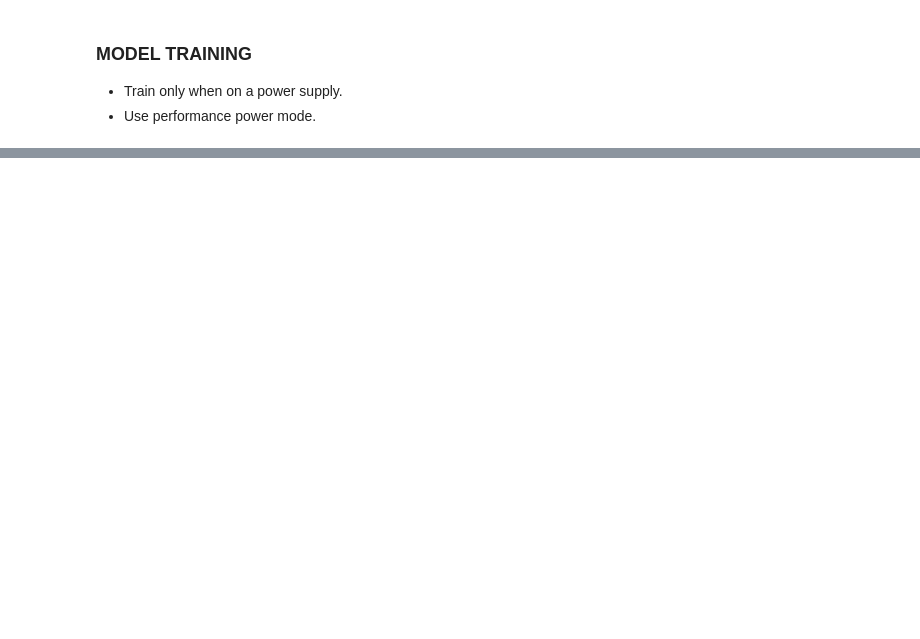
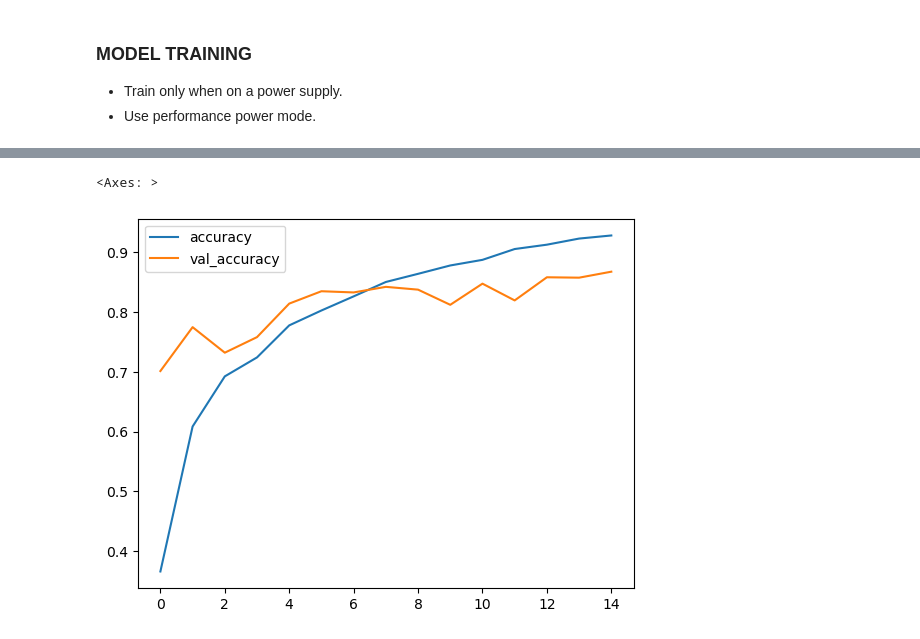
Before and after one commit to caffeinekeyboard/Skin_Cancer_Diagnosis, a Jupyter notebook: Model_Construction/InceptionResNetV2/InceptionResNetV2_Build.ipynb, the cells around one changed output, grey strips where cells are left out. Drawn from its saved outputs; the diff is of its cells as text; code cells hidden in the pictures; blank space fills up the shorter version.

```diff
--- a/Model_Construction/InceptionResNetV2/InceptionResNetV2_Build.ipynb
+++ b/Model_Construction/InceptionResNetV2/InceptionResNetV2_Build.ipynb
@@ -191,0 +222,5 @@ df.to_csv('hist3.csv')
+# %%
+metrics[["accuracy","val_accuracy"]].plot()
+# %% [output]
+<Axes: >
+[figure, added]
```
Also changed, not shown: parts of 18 cells of this notebook, 7 other files.
